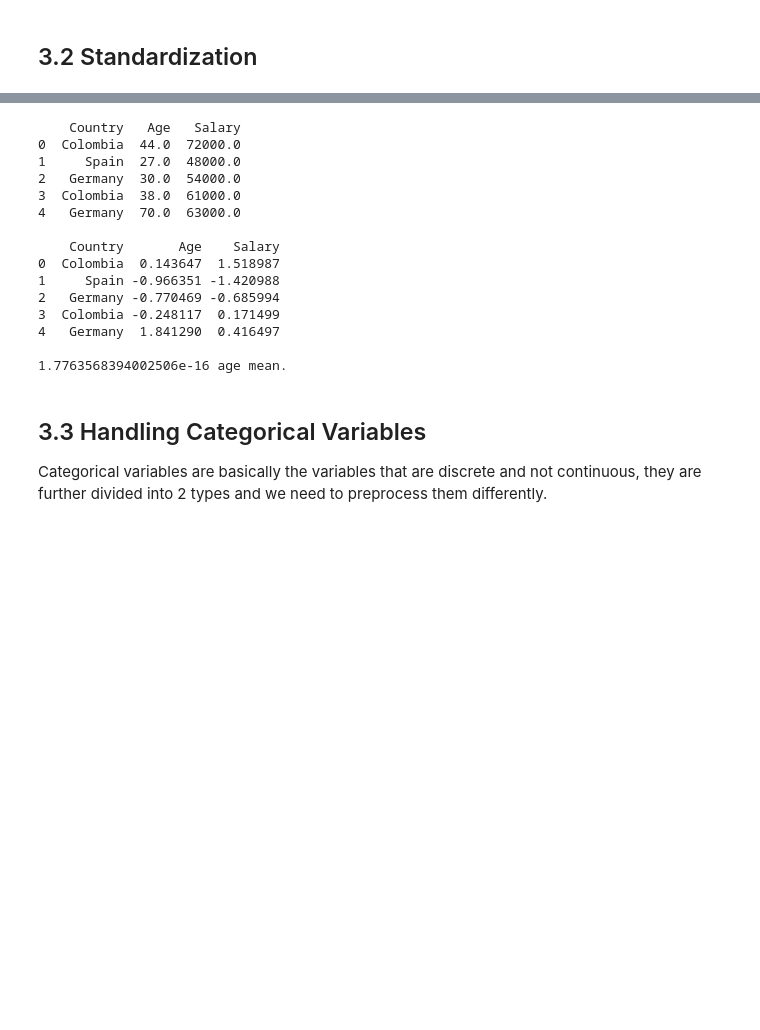
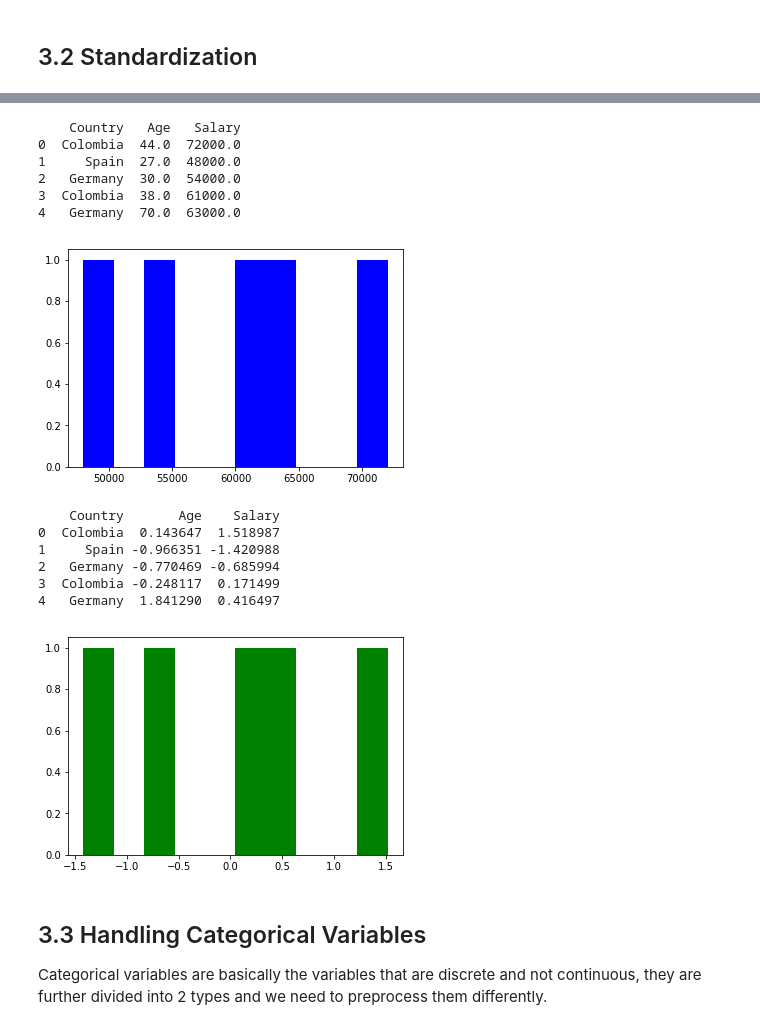
Before and after one commit to freny-caicedo-endava/Pio.ML, a Jupyter notebook: MLIntro_P2_RefiningTheModel.ipynb, the cells around one changed output, grey strips where cells are left out. Saved outputs shown, nothing was run; the diff lists cells and outputs as text; code cells hidden in the pictures; blank space fills up the shorter version.

```diff
--- a/MLIntro_P2_RefiningTheModel.ipynb
+++ b/MLIntro_P2_RefiningTheModel.ipynb
@@ -127,38 +190,45 @@ In Standardization we transform our values such that the mean of the values is 0
 # %%
 
 from sklearn.preprocessing import StandardScaler
+from matplotlib import pyplot as plt
+import numpy as np
 
 csv_data = \
 '''
 Country,Age,Salary
 Colombia,44.0,72000.0
 Spain,27.0,48000.0
 Germany,30.0,54000.0
 Colombia,38.0,61000.0
 Germany,70.0,63000.0
 '''
 
 df = pd.read_csv(StringIO(csv_data))
 print(df, end='\n\n')
 
+plt.hist(df['Salary'], 10, facecolor='blue')
+plt.show()
+
 df[['Age','Salary']] = StandardScaler().fit_transform(df[['Age','Salary']])
 print(df, end='\n\n')
+
+plt.hist(df['Salary'], 10, facecolor='green')
+plt.show()
 # %% [output]
     Country   Age   Salary
 0  Colombia  44.0  72000.0
 1     Spain  27.0  48000.0
 2   Germany  30.0  54000.0
 3  Colombia  38.0  61000.0
 4   Germany  70.0  63000.0
-
-    Country       Age    Salary
-0  Colombia  0.143647  1.518987
-1     Spain -0.966351 -1.420988
-2   Germany -0.770469 -0.685994
-3  Colombia -0.248117  0.171499
-4   Germany  1.841290  0.416497
-
-1.7763568394002506e-16 age mean.
+[figure, added]
+    Country       Age    Salary
+0  Colombia  0.143647  1.518987
+1     Spain -0.966351 -1.420988
+2   Germany -0.770469 -0.685994
+3  Colombia -0.248117  0.171499
+4   Germany  1.841290  0.416497
+[figure, added]
 # %% [markdown]
 ## 3.3 Handling Categorical Variables
 
```
Also changed, not shown: parts of 7 cells of this notebook.
